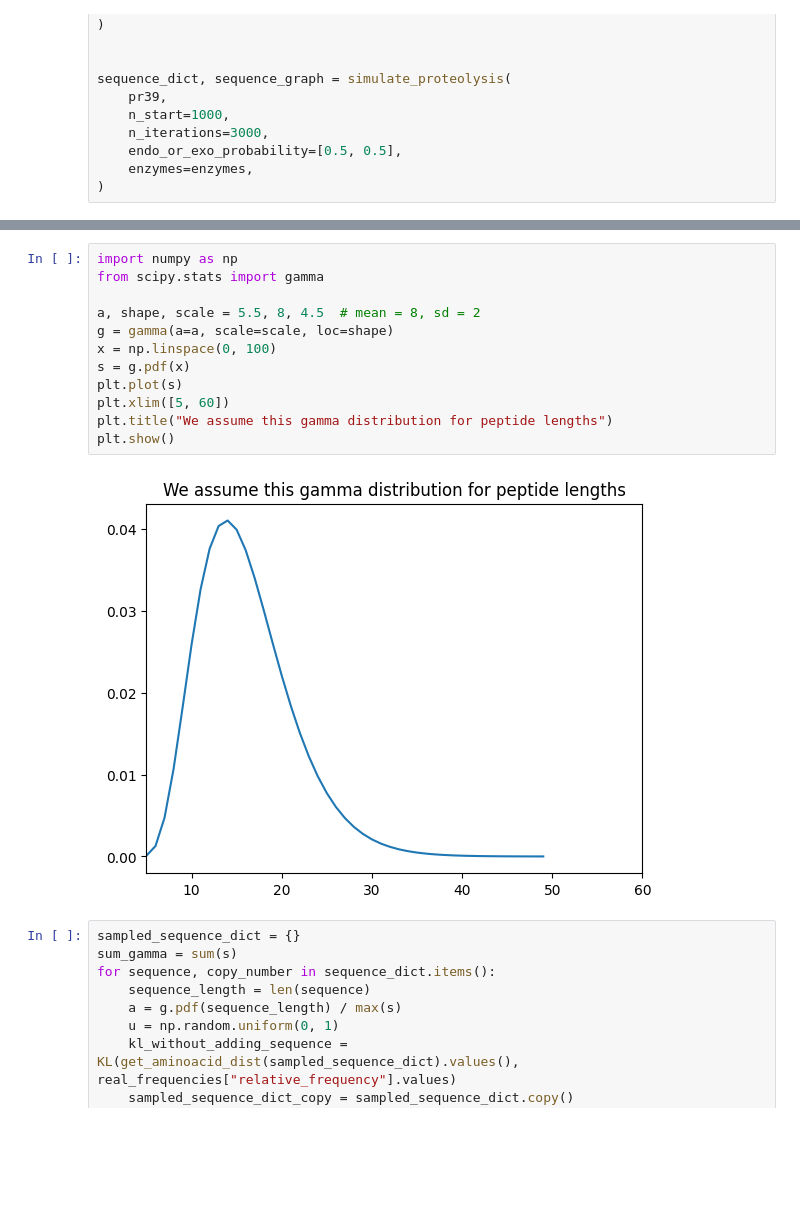
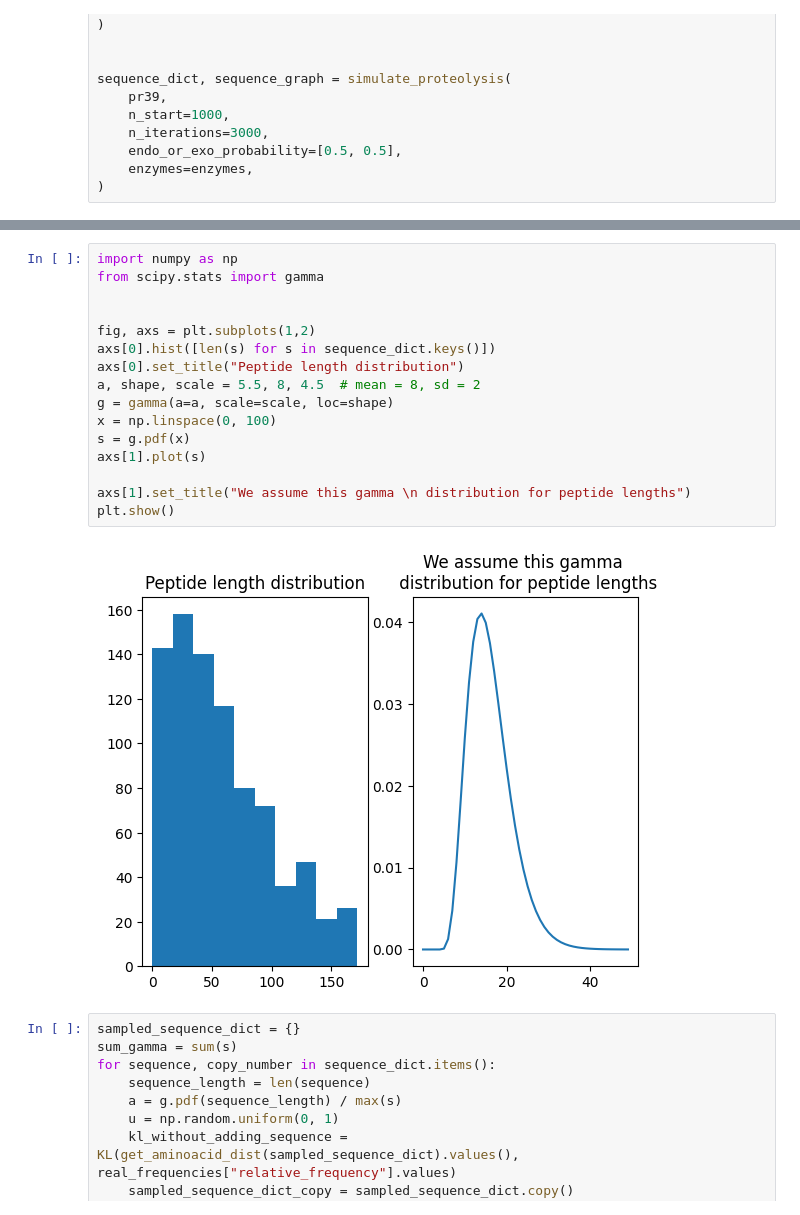
Before and after one commit to ErikHartman/disassembly, a Jupyter notebook: src/proteolysis.ipynb, the cells around one changed output, grey strips where cells are left out. Cells and saved outputs as stored; diff of their text form; blank space fills up the shorter version.

```diff
--- a/src/proteolysis.ipynb
+++ b/src/proteolysis.ipynb
@@ -75,17 +66,21 @@ Text(0.5, 1.0, 'Real frequency for PR39')
 # %%
 import numpy as np
 from scipy.stats import gamma
 
+
+fig, axs = plt.subplots(1,2)
+axs[0].hist([len(s) for s in sequence_dict.keys()])
+axs[0].set_title("Peptide length distribution")
 a, shape, scale = 5.5, 8, 4.5  # mean = 8, sd = 2
 g = gamma(a=a, scale=scale, loc=shape)
 x = np.linspace(0, 100)
 s = g.pdf(x)
-plt.plot(s)
-plt.xlim([5, 60])
-plt.title("We assume this gamma distribution for peptide lengths")
+axs[1].plot(s)
+
+axs[1].set_title("We assume this gamma \n distribution for peptide lengths")
 plt.show()
 # %% [output]
-[figure, old version]
+[figure, new version]
 # %%
 sampled_sequence_dict = {}
 sum_gamma = sum(s)
```
Also changed, not shown: parts of 4 cells of this notebook, 1 other file.
